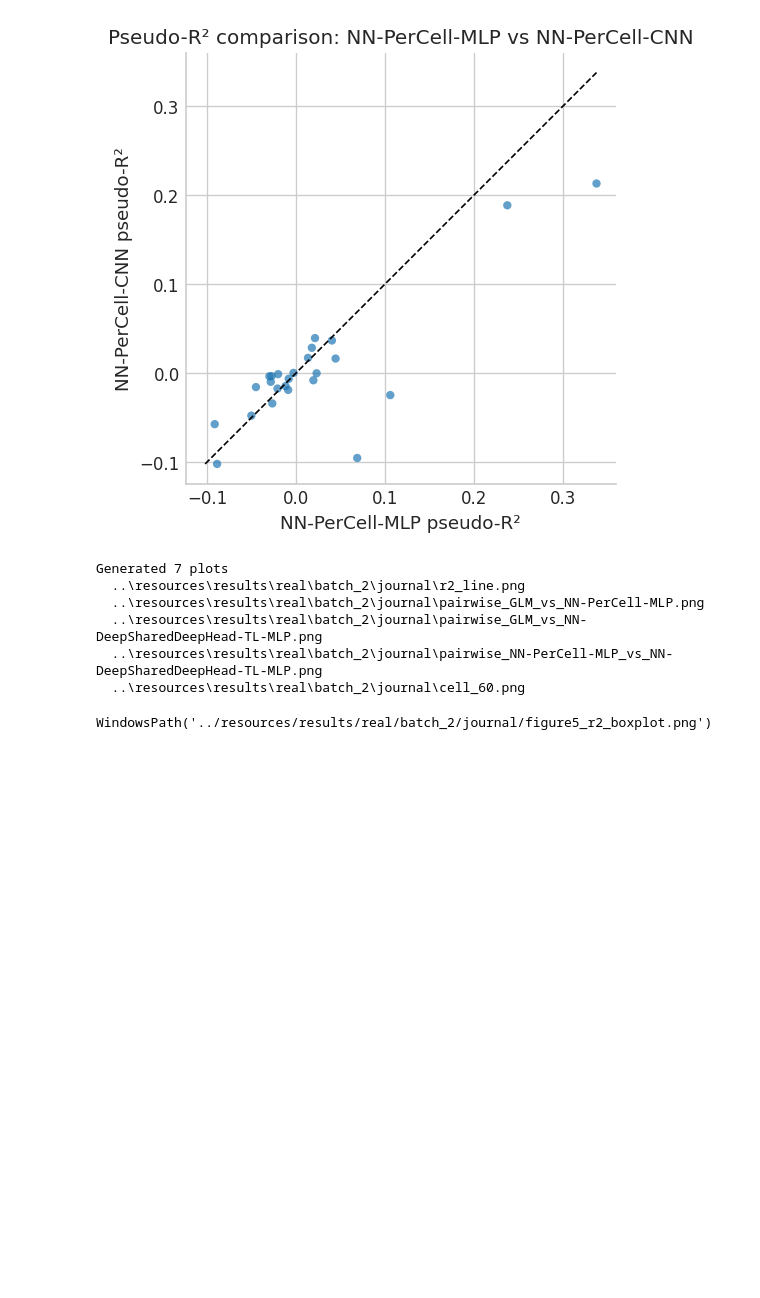
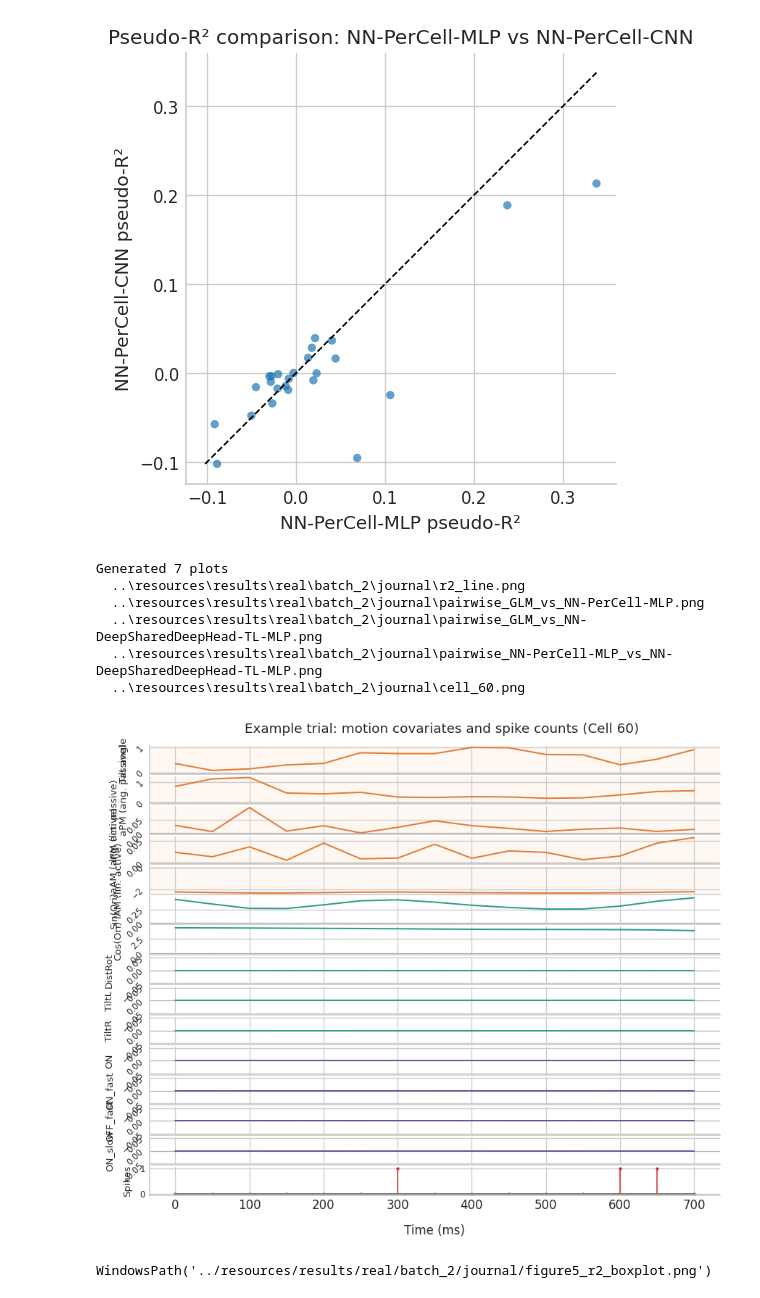
Before and after one commit to shtem/BIOL61230_poisson_neural_net, a Jupyter notebook: notebooks/neural_network_real_batch2.ipynb, the cells around one changed output. Cells and saved outputs as stored; diff of their text form; code cells hidden in the pictures; blank space fills up the shorter version.

```diff
--- a/notebooks/neural_network_real.ipynb
+++ b/notebooks/neural_network_real_batch2.ipynb
@@ -828,30 +789,34 @@ Generated 7 plots
 # %%
 # Figure 1 panel: covariate time-series for one example trial
 # Cell 6, trial 50 is a good choice — cell 6 has the highest pseudo-R²
 # in batch 0 and trial 50 is well into the session where tilt events occur
 fig_cov = plot_covariate_trial(
     X,
     Y,
     cell_ids,
     cell_idx=60,
-    trial_idx=150,  # pick a mid-session tilt trial
+    trial_idx=5,  # pick a mid-session tilt trial
     covariate_names=COVARIATE_NAMES_REAL,
     trials_per_cell=400,
     bin_duration_ms=50,
-    show_only_indices=[0, 1, 2, 3, 4],  # motion covariates only
+    # show_only_indices=[0, 1, 2, 3, 4],  # motion covariates only
     figsize=(8, 6),  # explicit size: compact and readable
     title="Example trial: motion covariates and spike counts (Cell 60)",
 )
 
 # Save at 300 DPI for print-quality output
 from src.train.io import save_plot
 
-save_plot(fig_cov, "journal", "figure1_covariate_trial.png", base_dir=BASE_RESULTS_DIR)
-fig_cov.savefig(
-    f"{BASE_RESULTS_DIR}/journal/figure1_covariate_trial.pdf",
-    dpi=300,
-    bbox_inches="tight",
-)
+# save_plot(fig_cov, "journal", "figure1_covariate_trial.png", base_dir=BASE_RESULTS_DIR)
+# fig_cov.savefig(
+#     f"{BASE_RESULTS_DIR}/journal/figure1_covariate_trial.pdf",
+#     dpi=300,
+#     bbox_inches="tight",
+# )
+
+fig_cov
+# %% [output]
+[figure, added]
 # %%
 # Figure 5: model comparison box plot for real data (batch 0)
 fig_box = plot_r2_comparison_boxplot(
```
Also changed, not shown: parts of 3 cells of this notebook, 10 other files.
